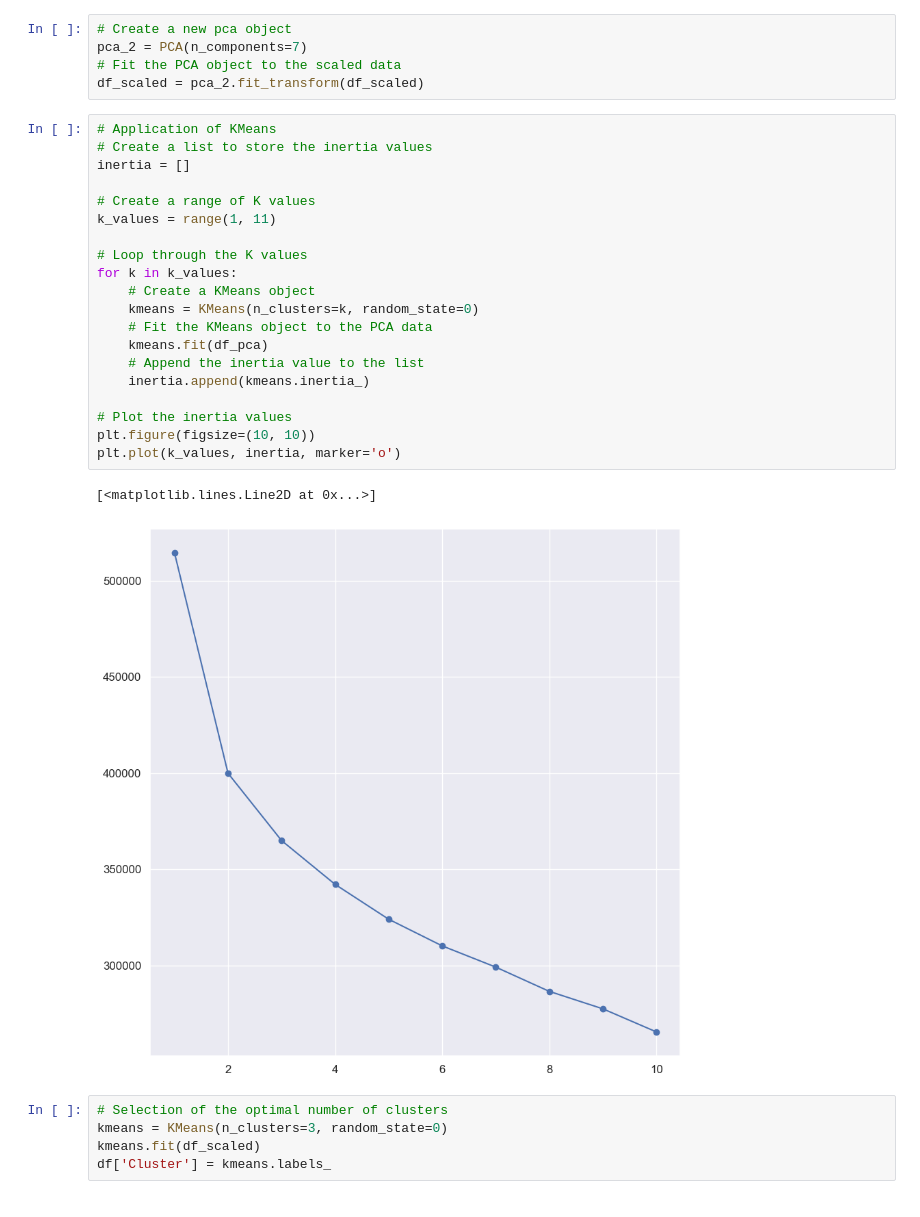
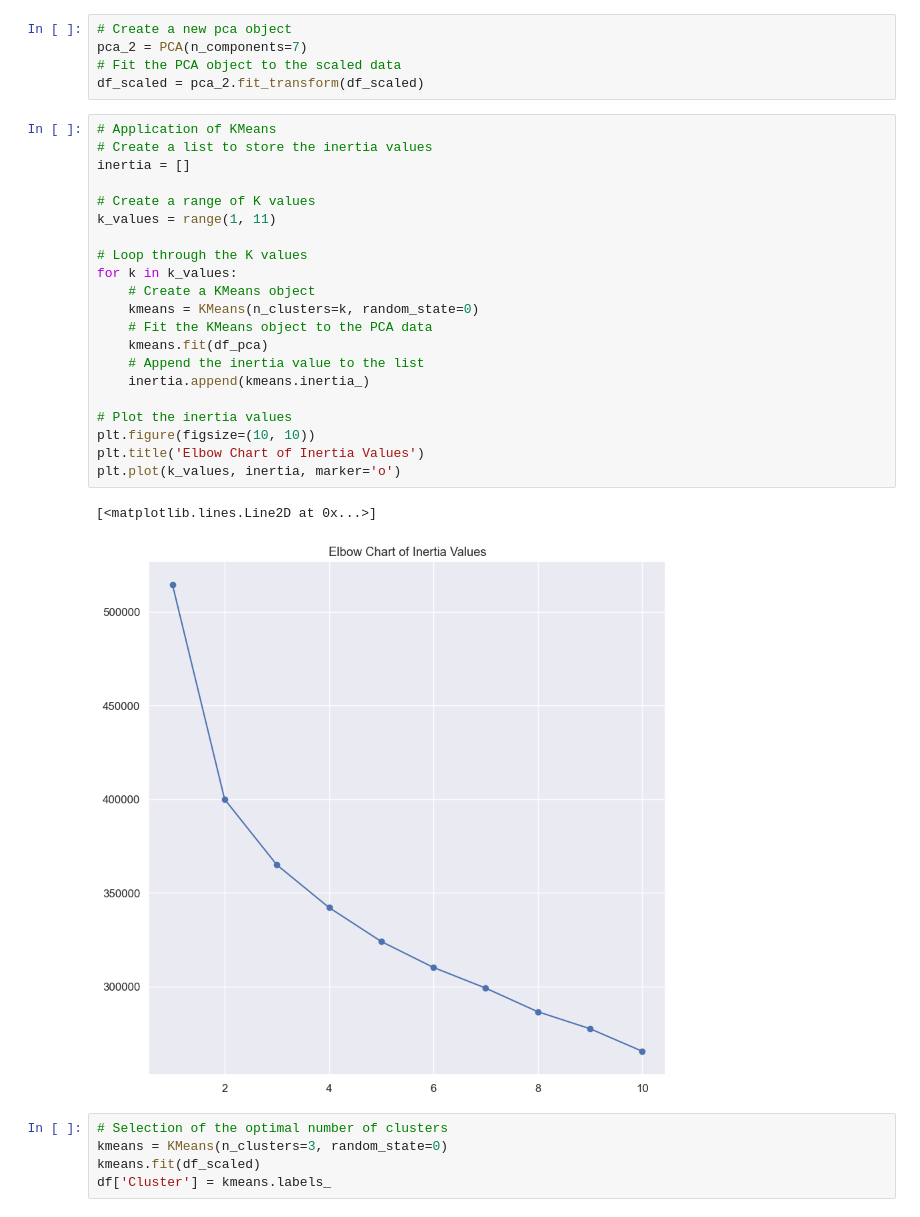
Before and after one commit to PeterBaraka/ml_fieldwork_lab, a Jupyter notebook: seg_clustering.ipynb, the cells around one changed output. Drawn from its saved outputs; the diff is of its cells as text.

```diff
--- a/seg_clustering.ipynb
+++ b/seg_clustering.ipynb
@@ -112,26 +112,27 @@ df_scaled = pca_2.fit_transform(df_scaled)
 # %%
 # Application of KMeans
 # Create a list to store the inertia values
 inertia = []
 
 # Create a range of K values
 k_values = range(1, 11)
 
 # Loop through the K values
 for k in k_values:
     # Create a KMeans object
     kmeans = KMeans(n_clusters=k, random_state=0)
     # Fit the KMeans object to the PCA data
     kmeans.fit(df_pca)
     # Append the inertia value to the list
     inertia.append(kmeans.inertia_)
 
 # Plot the inertia values
 plt.figure(figsize=(10, 10))
+plt.title('Elbow Chart of Inertia Values')
 plt.plot(k_values, inertia, marker='o')
 # %% [output]
 [<matplotlib.lines.Line2D at 0x...>]
-[figure, old version]
+[figure, new version]
 # %%
 # Selection of the optimal number of clusters
 kmeans = KMeans(n_clusters=3, random_state=0)
```
